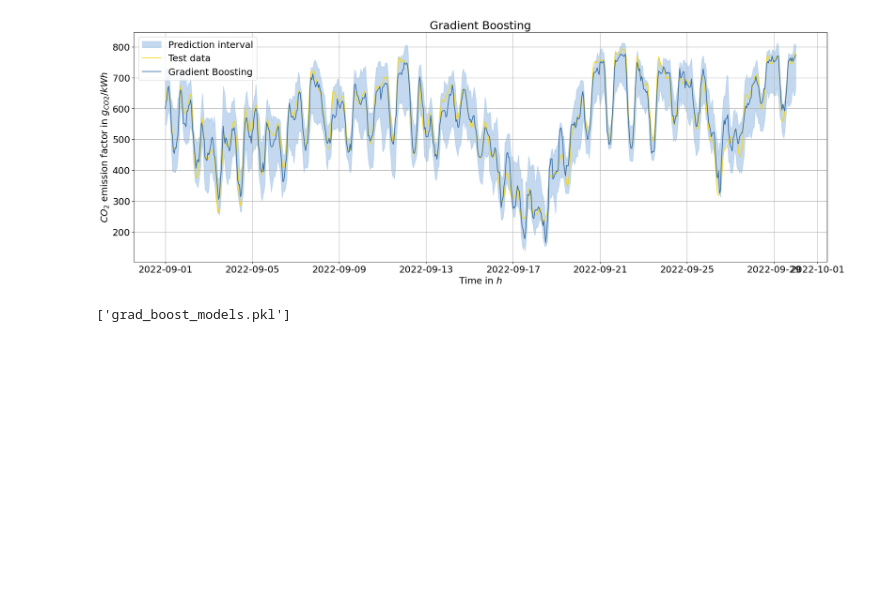
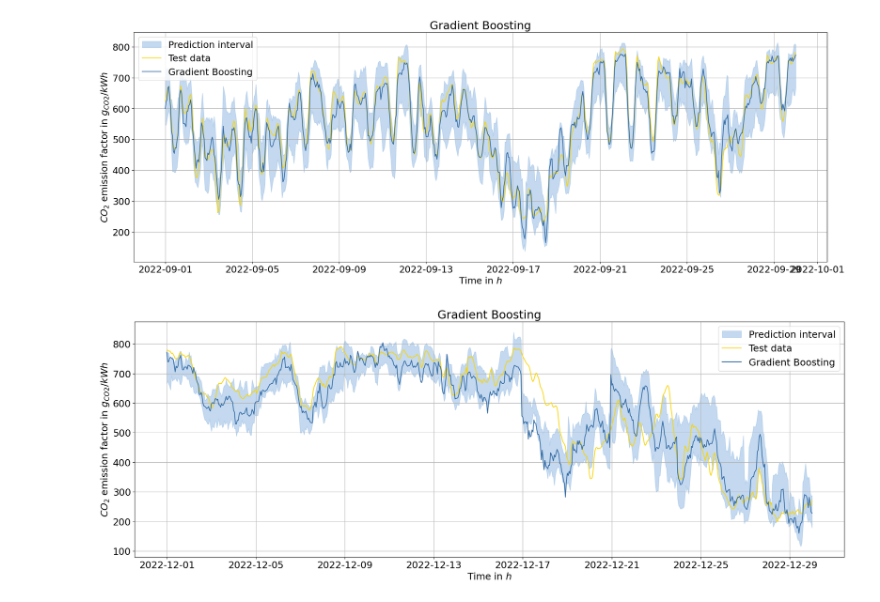
Before and after one commit to arianbajrami/Maser-Thesis-Comparison-of-Statistical-and-Deep-Learning-Forecasting-Models-Based-on-a-Use-Case-in-, a Jupyter notebook: ensemble_learner/grad_boost.ipynb, the cells around one changed output. Drawn from its saved outputs; the diff is of its cells as text; code cells hidden in the pictures; blank space fills up the shorter version.

Commit message:
final calclulation ensemble and statistical models

```diff
--- a/ensemble_learner/grad_boost.ipynb
+++ b/ensemble_learner/grad_boost.ipynb
@@ -361,7 +359,7 @@ import joblib
-# %%
-joblib.dump(all_models, 'grad_boost_models.pkl')
-# %% [output]
-['grad_boost_models.pkl']
+# %%
+fun.plot_model_uncertainty(co2_test, pred_test_df, lower_test_df ,upper_test_df, date_test, slice_start = '2022-12-01 00:00', slice_end =  '2022-12-30 00:00', method = 'Gradient Boosting')
+# %% [output]
+[figure, added]
 # %%
 co2_test
 # %% [output]
```
Also changed, not shown: parts of 24 cells of this notebook, 4 other files.
